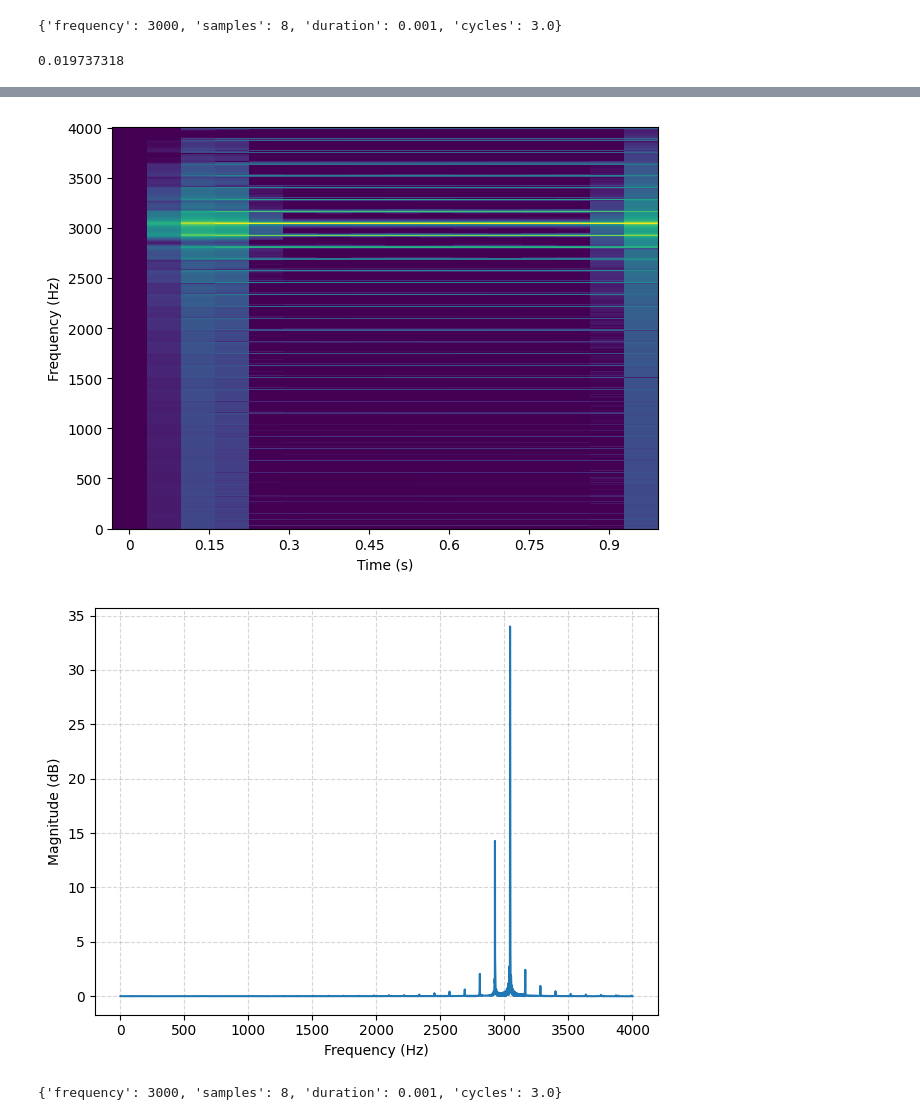
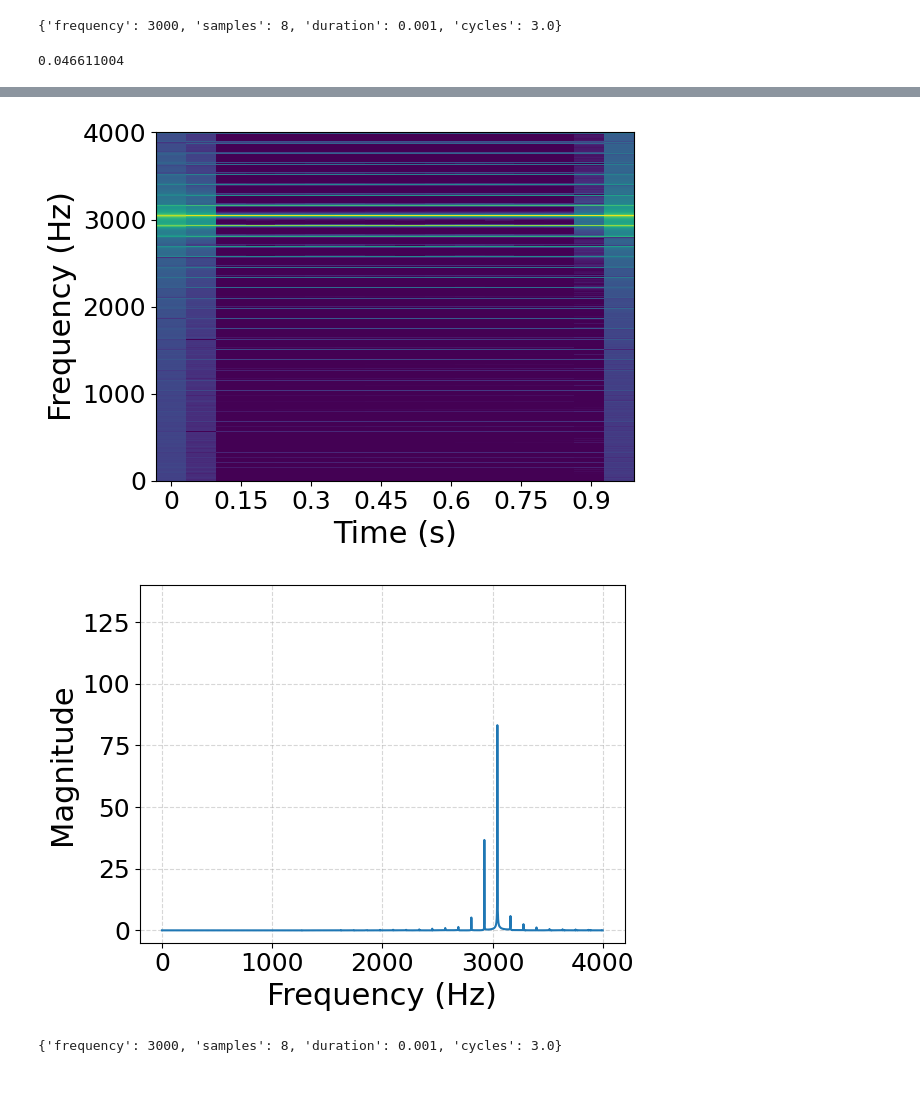
Before and after one commit to vlsi-nanocomputing/dynamic-sound, a Jupyter notebook: examples/time_interpolation.ipynb, the cells around one changed output, grey strips where cells are left out. Saved outputs shown, nothing was run; the diff lists cells and outputs as text; code cells hidden in the pictures; blank space fills up the shorter version.

Commit message:
docs: change plot font size

```diff
--- a/examples/time_interpolation.ipynb
+++ b/examples/time_interpolation.ipynb
@@ -6,6 +6,18 @@ import librosa
 import IPython.display as ipd
 import numpy as np
 import pyroomacoustics as pra
+
+SMALL_SIZE = 18
+MEDIUM_SIZE = 22
+BIGGER_SIZE = 26
+
+plt.rc('font', size=SMALL_SIZE)          # controls default text sizes
+plt.rc('axes', titlesize=SMALL_SIZE)     # fontsize of the axes title
+plt.rc('axes', labelsize=MEDIUM_SIZE)    # fontsize of the x and y labels
+plt.rc('xtick', labelsize=SMALL_SIZE)    # fontsize of the tick labels
+plt.rc('ytick', labelsize=SMALL_SIZE)    # fontsize of the tick labels
+plt.rc('legend', fontsize=SMALL_SIZE)    # legend fontsize
+plt.rc('figure', titlesize=BIGGER_SIZE)  # fontsize of the figure title
 # %%
 fs = 8_000
 mic_sample_rate = fs
@@ -148,39 +160,40 @@ librosa.display.specshow(S_db, sr=sr, x_axis='time', y_axis='fft', cmap='viridis
 plt.xlabel("Time (s)")
 plt.ylabel("Frequency (Hz)")
 #plt.ylim(0, 4000)
 # plt.colorbar(format='%+2.0f dB')
 #plt.title('Spectrogram')
 plt.tight_layout()
-plt.savefig("_tmp/whitenoise_dynamic_spectrogram_pyroad.png", dpi=300)
+plt.savefig("_tmp/sine_linear_8k_spec.png", dpi=300)
 plt.show()
 
 # --- FFT ---
 X = np.fft.rfft(signal[0])
 N = len(signal[0])
 freq = np.fft.rfftfreq(N, d=1/sr)
 
 # magnitude to dB
 mag = np.abs(X)
 mag_db = 20 * np.log10(mag)
 
 plt.figure()
 #plt.plot(freq, mag_db, color='C0')
 #plt.loglog(freq, mag, color='C0')
 plt.plot(freq, mag, color='C0')
 plt.xlabel('Frequency (Hz)')
-plt.ylabel('Magnitude (dB)')
+plt.ylabel('Magnitude')
 # plt.title('Single-sided FFT of the signal (unnormalized amplitude)')
 # plt.xlim(0, sr / 2)
 # plt.ylim(1e-6, 1e1)
+plt.ylim(-5, 140)
 plt.grid(True, which='both', ls='--', alpha=0.5)
 plt.tight_layout()
-plt.savefig("_tmp/whitenoise_dynamic_fft_pyroad.png", dpi=300)
+plt.savefig("_tmp/sine_linear_8k_mag.png", dpi=300)
 plt.show()
 # %% [output]
-0.019737318
+0.046611004
 [interactive output not drawn]
-[figure, old version]
+[figure, new version]
-[figure, old version]
+[figure, new version]
 # %%
 # simulation environment
 sim = ds.Simulation(
```
Also changed, not shown: parts of 4 cells of this notebook, 4 other files.
